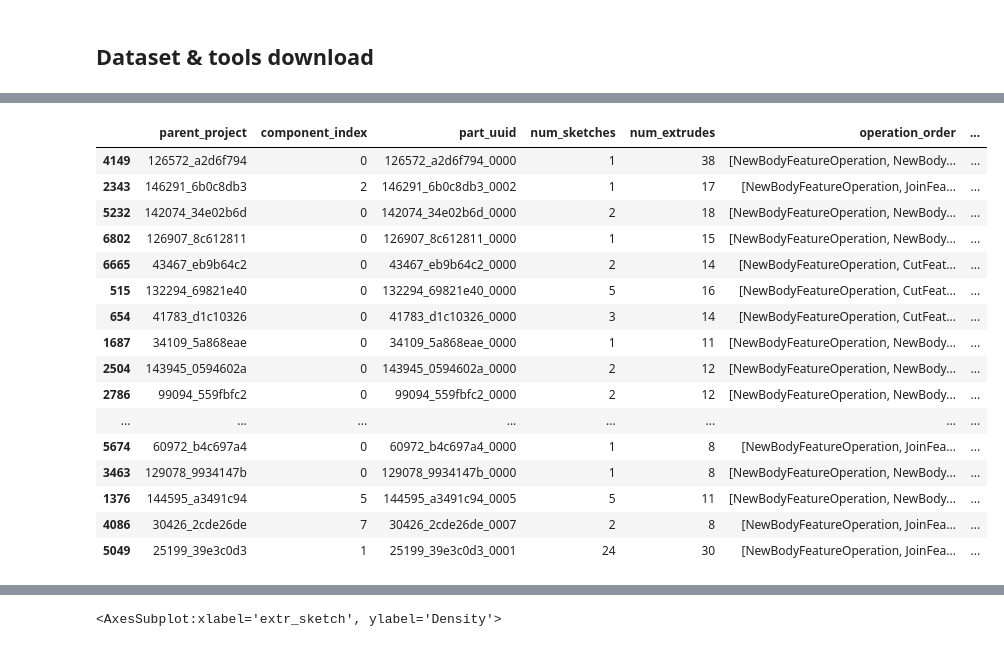
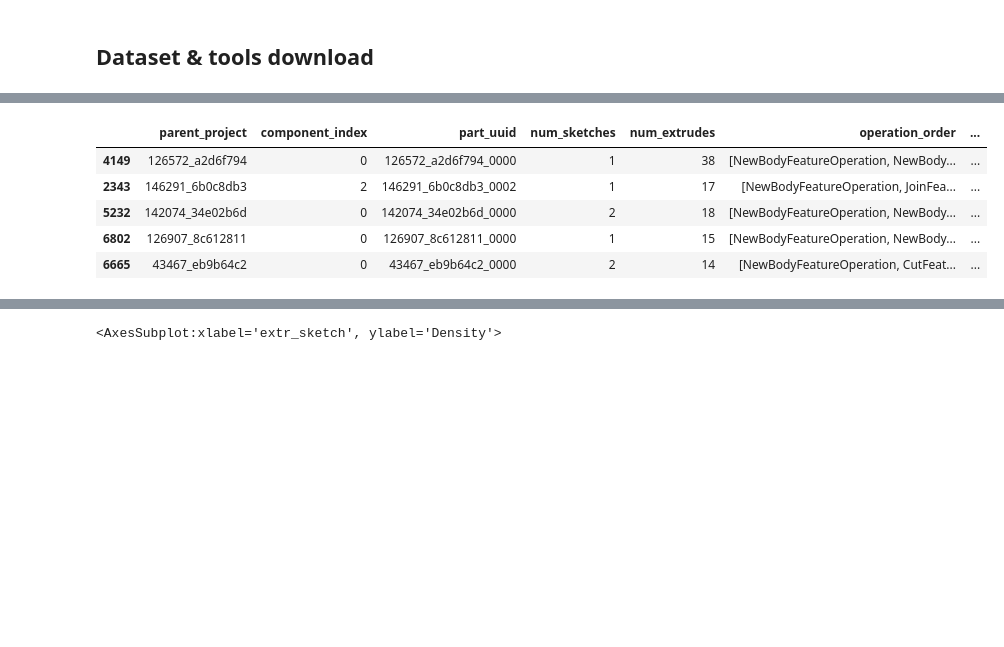
Before and after one commit to ericevje/cs109b-group44, a Jupyter notebook: notebooks/cs109b_project_data_exploration.ipynb, the cells around one changed output, grey strips where cells are left out. Saved outputs shown, nothing was run; the diff lists cells and outputs as text; code cells hidden in the pictures; blank space fills up the shorter version.

```diff
--- a/notebooks/cs109b_project_data_exploration.ipynb
+++ b/notebooks/cs109b_project_data_exploration.ipynb
@@ -232,7 +230,8 @@ def summary_df(json_list):
                   'num_sketches':         [],
                   'num_extrudes':         [],
                   'operation_order':      [],
-                  'operation_order_nums': []
+                  'operation_order_nums': [],
+                  'num_bodies':           []
                  }
 
     for file in json_list:
@@ -258,6 +257,7 @@ def summary_df(json_list):
                 dict_to_df['num_extrudes'].append(num_extrudes)
                 dict_to_df['operation_order'].append(operations)
                 dict_to_df['operation_order_nums'].append([operation_dict[a] for a in operations])
+                dict_to_df['num_bodies'].append(json_file['properties']['body_count'])
 
         except FileNotFoundError:
             print("{} not found".format(filepath))
@@ -294,24 +303,15 @@ for i in range(df_summary.shape[0]):
 # %%
+# Calculate delta between number of scketches and number of extrude steps
+# in a model as a indicator of consiceness in the training set
 df_summary['extr_sketch'] = df_summary['num_extrudes'] - df_summary['num_sketches']
 df_sorted = df_summary.sort_values('extr_sketch', ascending=False)
 
-df_sorted.head(20)
+df_sorted.head(5)
 # %% [output]
 |  | parent_project | component_index | part_uuid | num_sketches | num_extrudes | operation_order | ... |
 | 4149 | 126572_a2d6f794 | 0 | 126572_a2d6f794_0000 | 1 | 38 | [NewBodyFeatureOperation, NewBody... | ... |
 | 2343 | 146291_6b0c8db3 | 2 | 146291_6b0c8db3_0002 | 1 | 17 | [NewBodyFeatureOperation, JoinFea... | ... |
 | 5232 | 142074_34e02b6d | 0 | 142074_34e02b6d_0000 | 2 | 18 | [NewBodyFeatureOperation, NewBody... | ... |
 | 6802 | 126907_8c612811 | 0 | 126907_8c612811_0000 | 1 | 15 | [NewBodyFeatureOperation, NewBody... | ... |
 | 6665 | 43467_eb9b64c2 | 0 | 43467_eb9b64c2_0000 | 2 | 14 | [NewBodyFeatureOperation, CutFeat... | ... |
-| 515 | 132294_69821e40 | 0 | 132294_69821e40_0000 | 5 | 16 | [NewBodyFeatureOperation, CutFeat... | ... |
-| 654 | 41783_d1c10326 | 0 | 41783_d1c10326_0000 | 3 | 14 | [NewBodyFeatureOperation, CutFeat... | ... |
-| 1687 | 34109_5a868eae | 0 | 34109_5a868eae_0000 | 1 | 11 | [NewBodyFeatureOperation, NewBody... | ... |
-| 2504 | 143945_0594602a | 0 | 143945_0594602a_0000 | 2 | 12 | [NewBodyFeatureOperation, NewBody... | ... |
-| 2786 | 99094_559fbfc2 | 0 | 99094_559fbfc2_0000 | 2 | 12 | [NewBodyFeatureOperation, NewBody... | ... |
-| ... | ... | ... | ... | ... | ... | ... | ... |
-| 5674 | 60972_b4c697a4 | 0 | 60972_b4c697a4_0000 | 1 | 8 | [NewBodyFeatureOperation, JoinFea... | ... |
-| 3463 | 129078_9934147b | 0 | 129078_9934147b_0000 | 1 | 8 | [NewBodyFeatureOperation, NewBody... | ... |
-| 1376 | 144595_a3491c94 | 5 | 144595_a3491c94_0005 | 5 | 11 | [NewBodyFeatureOperation, NewBody... | ... |
-| 4086 | 30426_2cde26de | 7 | 30426_2cde26de_0007 | 2 | 8 | [NewBodyFeatureOperation, JoinFea... | ... |
-| 5049 | 25199_39e3c0d3 | 1 | 25199_39e3c0d3_0001 | 24 | 30 | [NewBodyFeatureOperation, JoinFea... | ... |
 # %%
```
Also changed, not shown: parts of 13 cells of this notebook, 1 other file.
